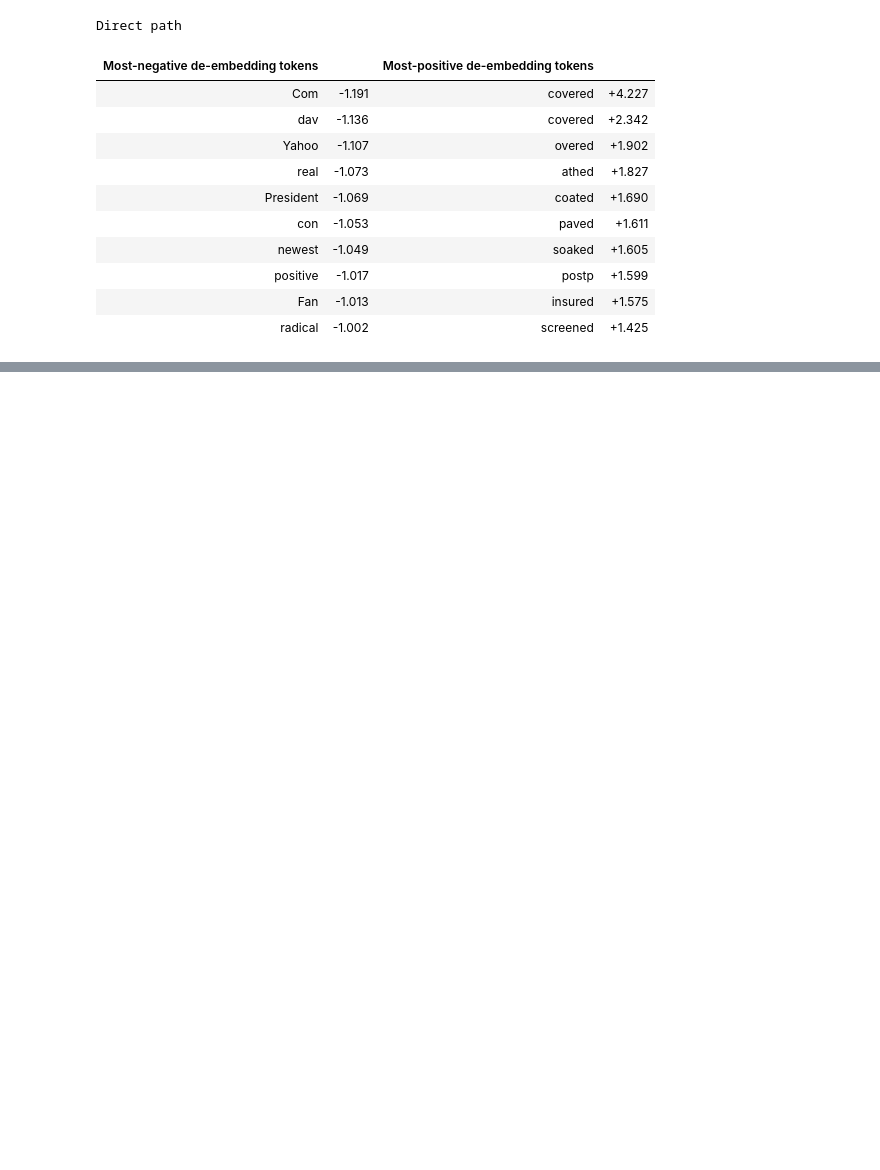
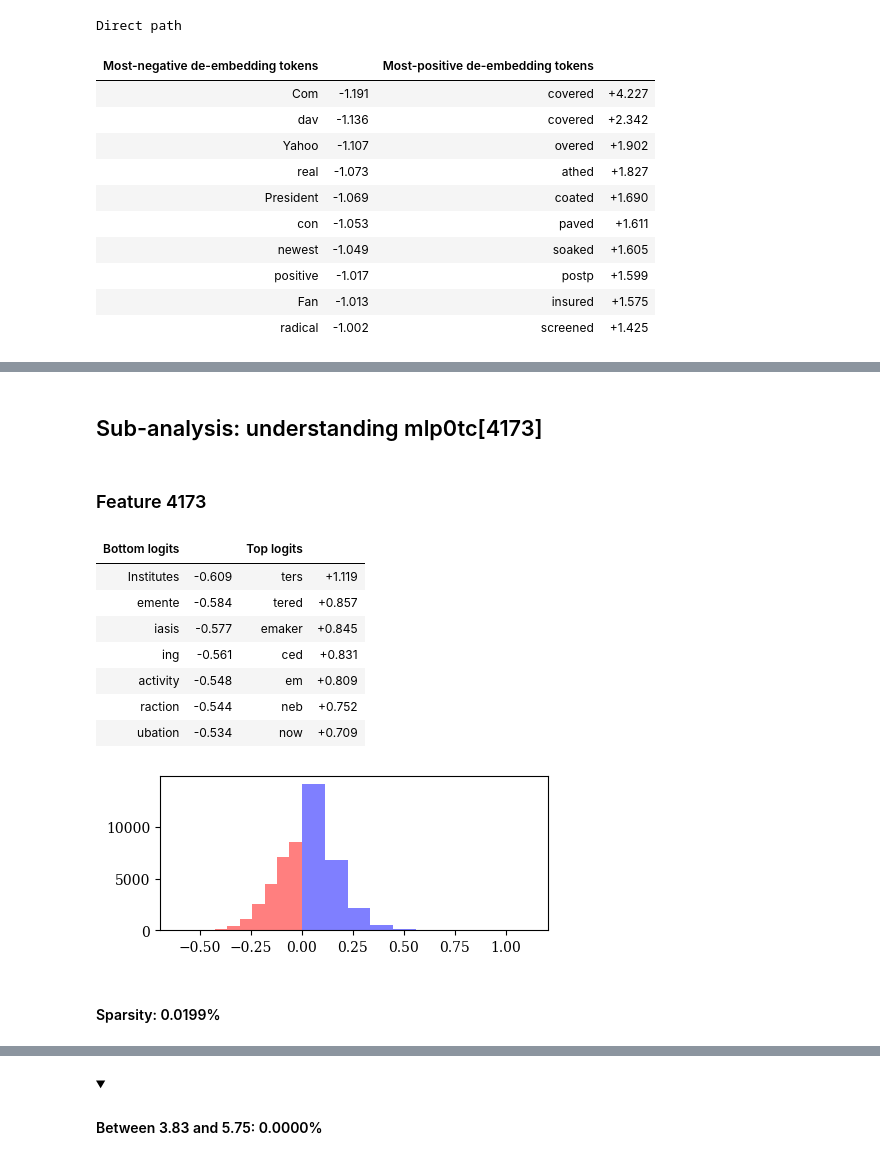
Before and after one commit to jacobdunefsky/multilayer-transcoder-reversing, a Jupyter notebook: GELU-2L.ipynb, the cells around one changed output, grey strips where cells are left out. Drawn from its saved outputs; the diff is of its cells as text; code cells hidden in the pictures; folded sections open; blank space fills up the shorter version.

```diff
--- a/GELU-2L.ipynb
+++ b/GELU-2L.ipynb
@@ -1698,0 +2120,3 @@ Direct path
+# %%
+subprompt = owt_tokens_torch[7162, :9+1]
+_, subcache = model.run_with_cache(subprompt)
@@ -1698,0 +2218,21 @@ Direct path
+# %% [markdown]
+## Sub-analysis: understanding mlp0tc[4173]
+# %%
+tc_feature_idx = 4173
+
+scores = get_feature_scores(model, l0_transcoder, owt_tokens_torch[:128*100], tc_feature_idx, batch_size=128, use_raw_scores=False)
+display(HTML(f"<h3 style='font-family: serif'>Feature {tc_feature_idx}</h3>"))
+display_logits_for_feature(model, l0_transcoder, tc_feature_idx)
+display_activating_examples_dash(owt_tokens_torch[:128*100], scores, header_level=4)
+# %% [output]
+Feature 4173
+| Bottom logits |  | Top logits |  |
+| Institutes | -0.609 | ters | +1.119 |
+| emente | -0.584 | tered | +0.857 |
+| iasis | -0.577 | emaker | +0.845 |
+| ing | -0.561 | ced | +0.831 |
+| activity | -0.548 | em | +0.809 |
+| raction | -0.544 | neb | +0.752 |
+| ubation | -0.534 | now | +0.709 |
+[figure, added]
+Sparsity: 0.0199%
@@ -1698,0 +2242 @@ Direct path
+Between 3.83 and 5.75: 0.0000%
```
Also changed, not shown: parts of 75 cells of this notebook.
